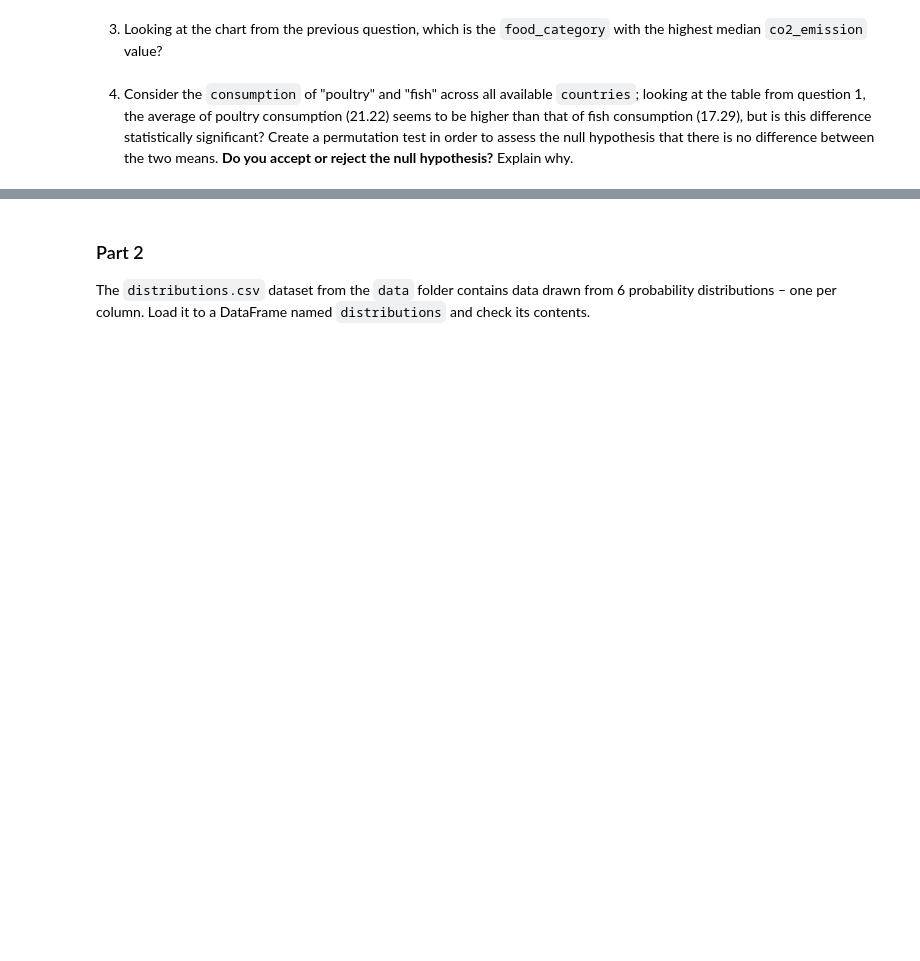
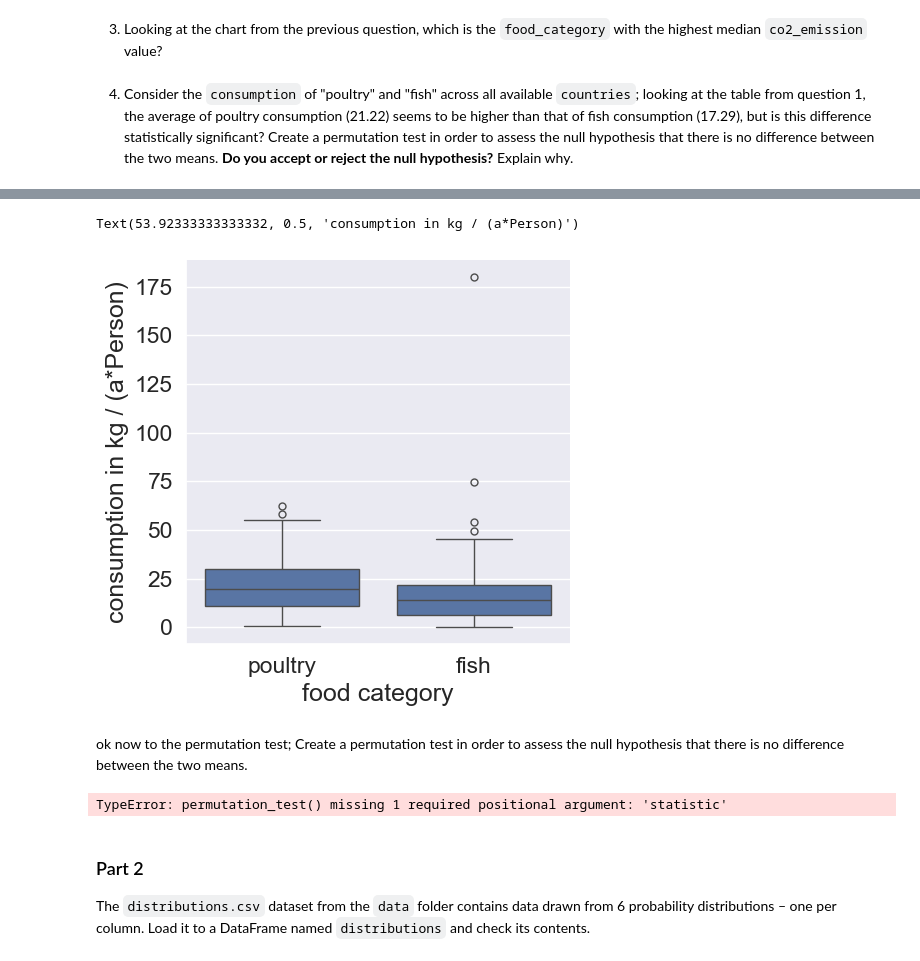
Before and after one commit to extra-jalapenos/statistics-final-assignment, a Jupyter notebook: assignment.ipynb, the cells around one changed output, grey strips where cells are left out. Saved outputs shown, nothing was run; the diff lists cells and outputs as text; code cells hidden in the pictures; blank space fills up the shorter version.

```diff
--- a/assignment.ipynb
+++ b/assignment.ipynb
@@ -76,0 +76,5 @@ SyntaxError: invalid syntax. Maybe you meant '==' or ':=' instead of '='? (33225
+# %%
+# [returned_expression for iterator_var in iterable]
+onlyPoultryAndFishFilter = [element in ["poultry", "fish"] for element in food["food_category"]]
+onlyPoultryAndFish = food[onlyPoultryAndFishFilter]
+onlyPoultryAndFish.describe()
@@ -77,3 +91,18 @@ SyntaxError: invalid syntax. Maybe you meant '==' or ':=' instead of '='? (33225
+# %%
+sns.catplot(onlyPoultryAndFish, x="food_category", y="consumption", kind="box")
+plt.xlabel("food category")
+plt.ylabel("consumption in kg / (a*Person)")
+# %% [output]
+Text(53.92333333333332, 0.5, 'consumption in kg / (a*Person)')
+[figure, added]
+# %% [markdown]
+ok now to the permutation test;
+Create a permutation test in order to assess the null hypothesis that there is no difference between the two means.
+# %%
+from scipy import stats
+test = stats.permutation_test(onlyPoultryAndFish)
+# %% [output]
+TypeError: permutation_test() missing 1 required positional argument: 'statistic'
 # %% [markdown]
 ### Part 2
 
```
Also changed, not shown: parts of 3 cells of this notebook.
